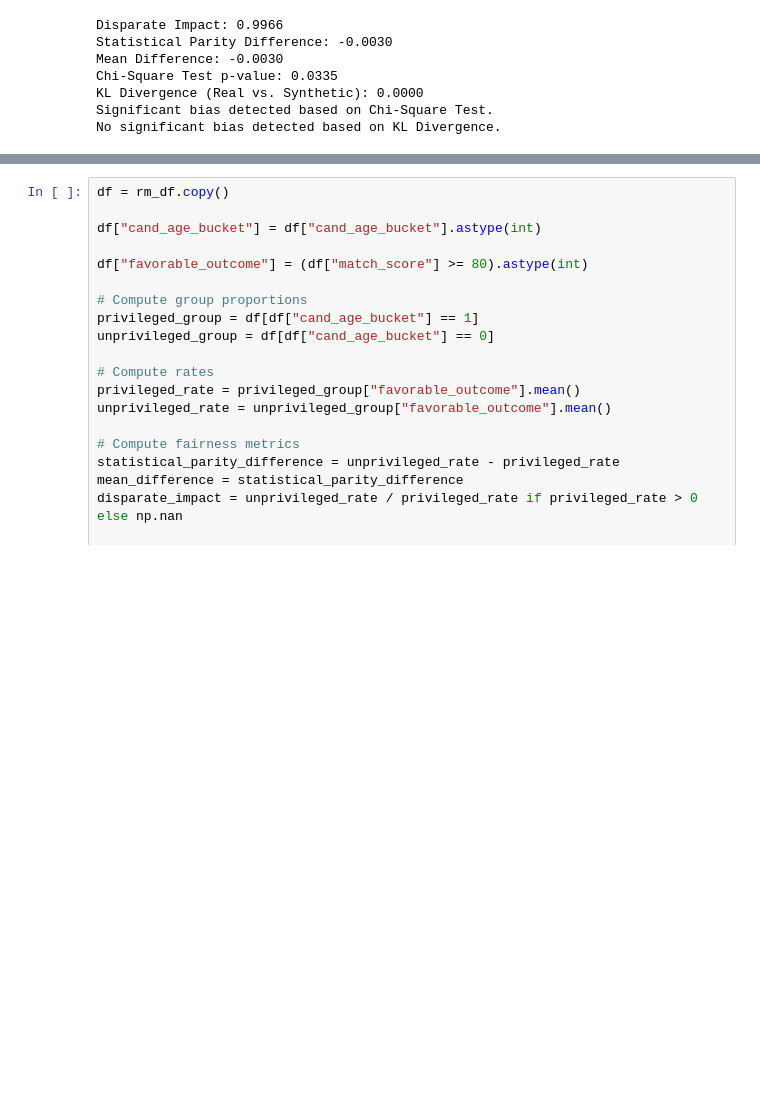
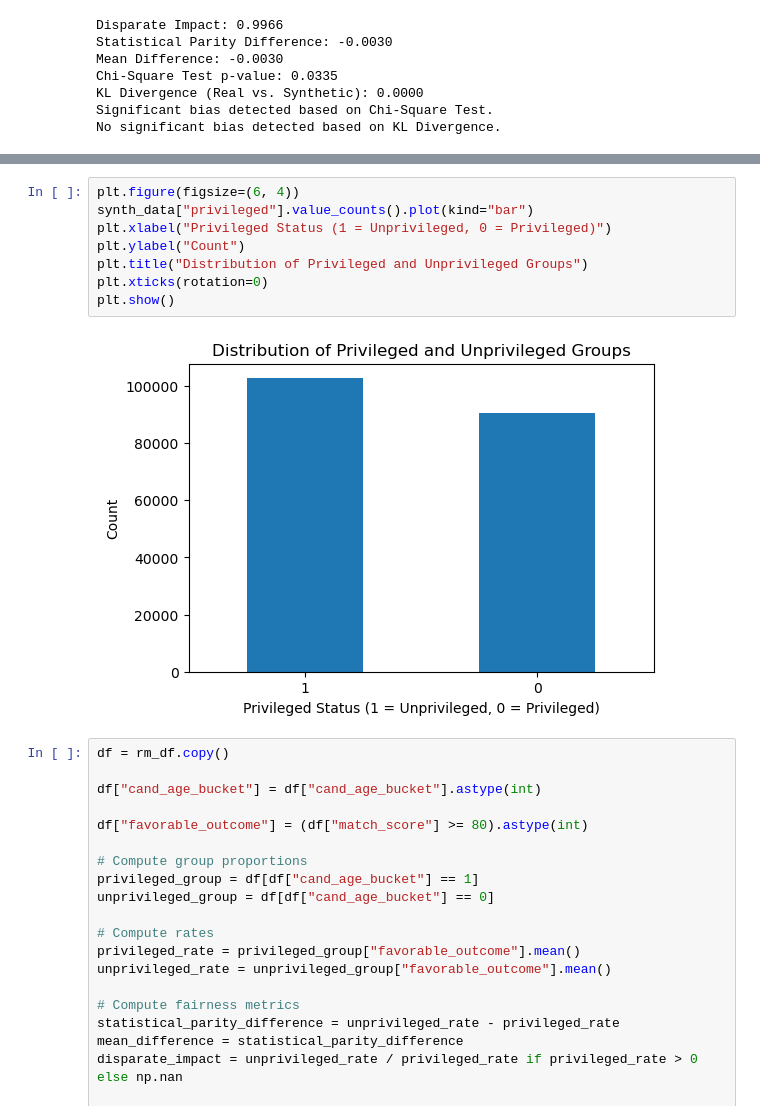
Before and after one commit to adiiulio/AiInIndustry_2025, a Jupyter notebook: Reverse_Matching.ipynb, the cells around one changed output, grey strips where cells are left out. Drawn from its saved outputs; the diff is of its cells as text; blank space fills up the shorter version.

```diff
--- a/Reverse_Matching.ipynb
+++ b/Reverse_Matching.ipynb
@@ -1409,3 +1462,13 @@ No significant bias detected based on KL Divergence.
+# %%
+plt.figure(figsize=(6, 4))
+synth_data["privileged"].value_counts().plot(kind="bar")
+plt.xlabel("Privileged Status (1 = Unprivileged, 0 = Privileged)")
+plt.ylabel("Count")
+plt.title("Distribution of Privileged and Unprivileged Groups")
+plt.xticks(rotation=0)
+plt.show()
+# %% [output]
+[figure, added]
 # %%
 df = rm_df.copy()
 
```
Also changed, not shown: parts of 8 cells of this notebook.
